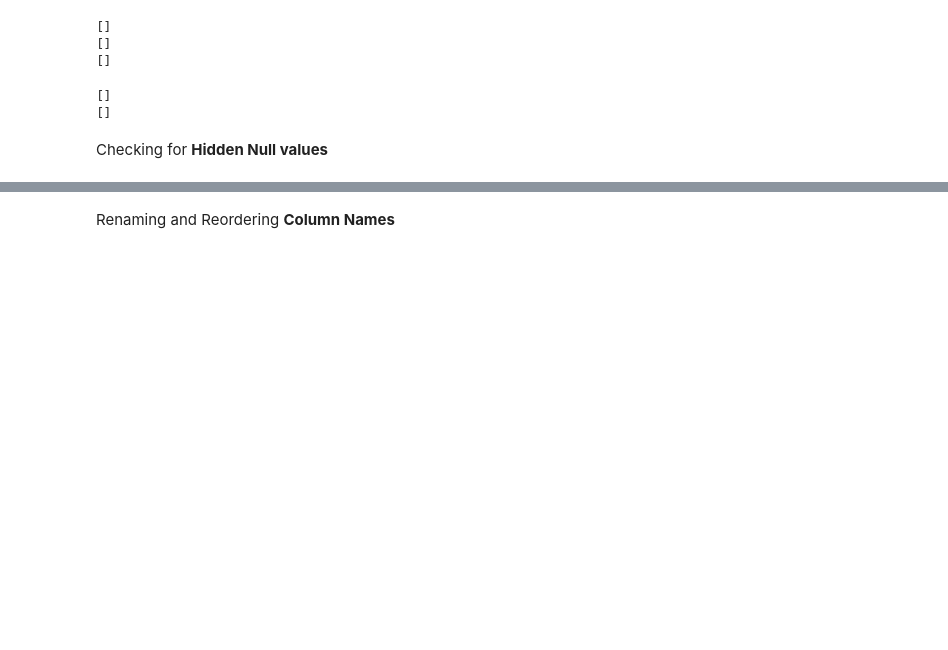
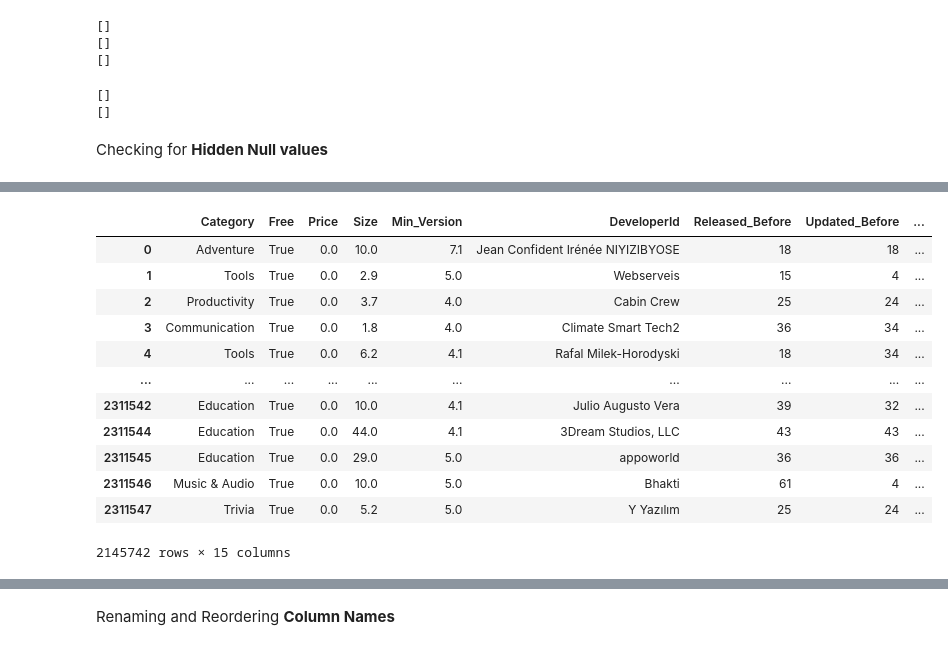
Before and after one commit to Nithish1201/Success_prediction_of_app, a Jupyter notebook: Playstore_cleaning.ipynb, the cells around one changed output, grey strips where cells are left out. Cells and saved outputs as stored; diff of their text form; code cells hidden in the pictures; blank space fills up the shorter version.

```diff
--- a/Playstore_cleaning.ipynb
+++ b/Playstore_cleaning.ipynb
@@ -356,3 +433,22 @@ data.rename(columns = {'Rating Count':'Rating_Count',
+# %%
+data = data[['Category', 'Free', 'Price',
+       'Size', 'Min_Version', 'DeveloperId', 'Released_Before', 'Updated_Before',
+       'Content', 'Ad_Support', 'Inapp_Purchase','Rating', 'Rating_Count', 'Rating_Sum' , 'Min_Downloads']]
+data
+# %% [output]
+|  | Category | Free | Price | Size | Min_Version | DeveloperId | Released_Before | Updated_Before | ... |
+| 0 | Adventure | True | 0.0 | 10.0 | 7.1 | Jean Confident Irénée NIYIZIBYOSE | 18 | 18 | ... |
+| 1 | Tools | True | 0.0 | 2.9 | 5.0 | Webserveis | 15 | 4 | ... |
+| 2 | Productivity | True | 0.0 | 3.7 | 4.0 | Cabin Crew | 25 | 24 | ... |
+| 3 | Communication | True | 0.0 | 1.8 | 4.0 | Climate Smart Tech2 | 36 | 34 | ... |
+| 4 | Tools | True | 0.0 | 6.2 | 4.1 | Rafal Milek-Horodyski | 18 | 34 | ... |
+| ... | ... | ... | ... | ... | ... | ... | ... | ... | ... |
+| 2311542 | Education | True | 0.0 | 10.0 | 4.1 | Julio Augusto Vera | 39 | 32 | ... |
+| 2311544 | Education | True | 0.0 | 44.0 | 4.1 | 3Dream Studios, LLC | 43 | 43 | ... |
+| 2311545 | Education | True | 0.0 | 29.0 | 5.0 | appoworld | 36 | 36 | ... |
+| 2311546 | Music & Audio | True | 0.0 | 10.0 | 5.0 | Bhakti | 61 | 4 | ... |
+| 2311547 | Trivia | True | 0.0 | 5.2 | 5.0 | Y Yazılım | 25 | 24 | ... |
+2145742 rows × 15 columns
 # %%
 data.columns
 # %% [output]
```
Also changed, not shown: parts of 23 cells of this notebook, 4 other files.
